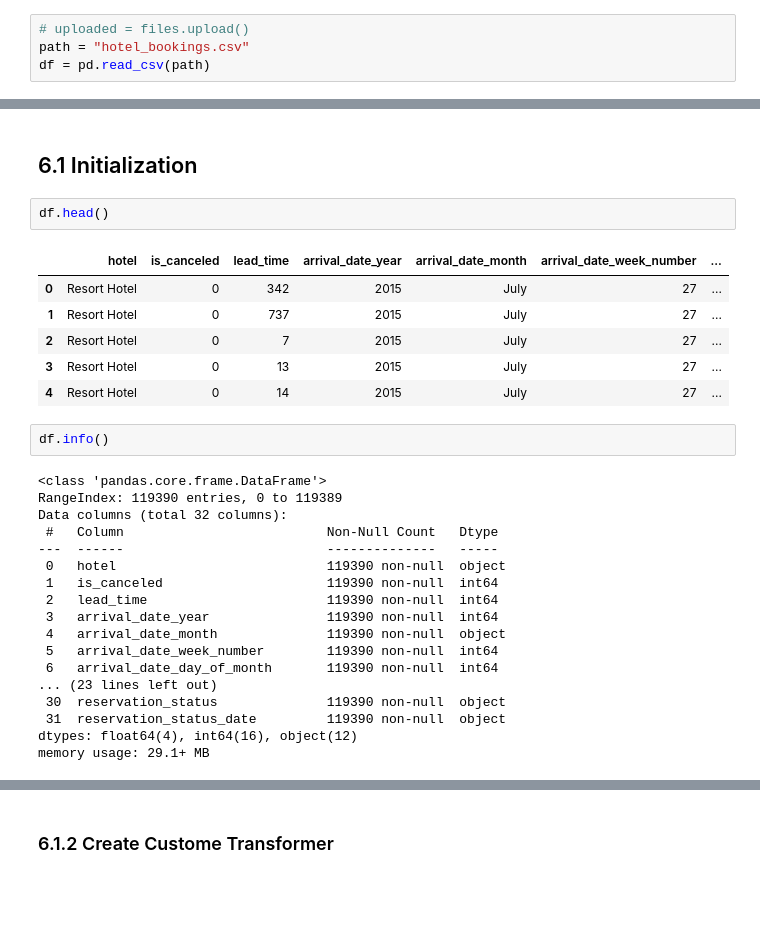
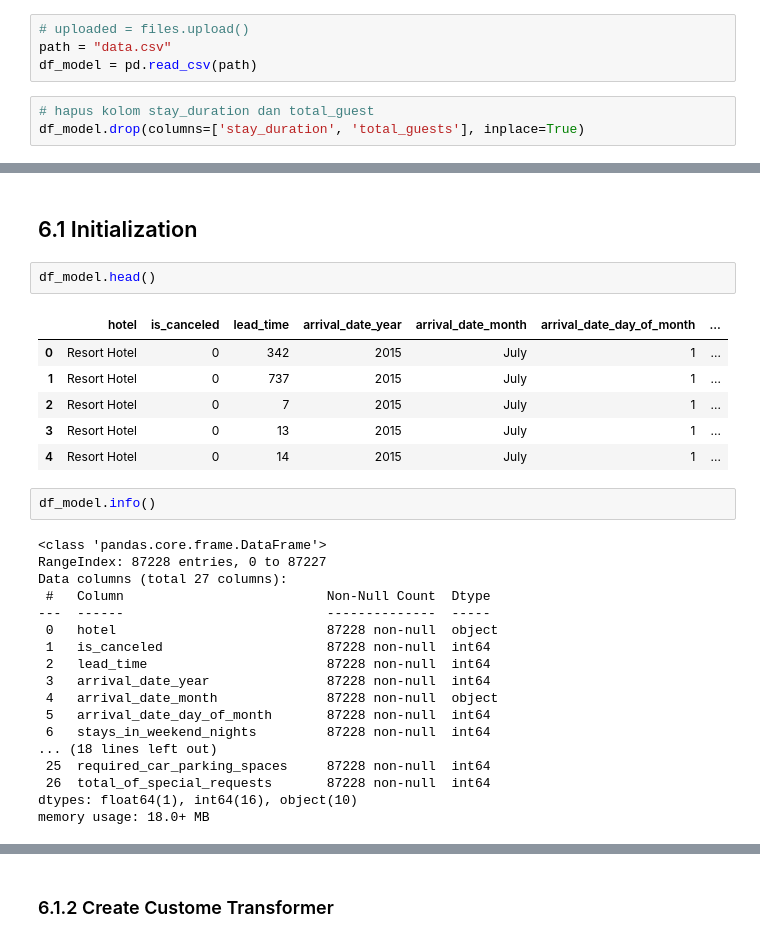
Before and after one commit to Lazymoo35/hotel-modelll, a Jupyter notebook: model_sections.ipynb, the cells around one changed output, grey strips where cells are left out. Saved outputs shown, nothing was run; the diff lists cells and outputs as text; blank space fills up the shorter version.

```diff
--- a/model_sections.ipynb
+++ b/model_sections.ipynb
@@ -48,7 +54,10 @@ if not sys.warnoptions:
 pd.set_option('display.max_columns', None)
 # %%
 # uploaded = files.upload()
-path = "hotel_bookings.csv"
-df = pd.read_csv(path)
+path = "data.csv"
+df_model = pd.read_csv(path)
+# %%
+# hapus kolom stay_duration dan total_guest
+df_model.drop(columns=['stay_duration', 'total_guests'], inplace=True)
 # %%
 # General table report
@@ -180,31 +98,31 @@ Processing column  32 / 32
 # %% [markdown]
 ## 6.1 Initialization
 # %%
-df.head()
+df_model.head()
 # %% [output]
-|  | hotel | is_canceled | lead_time | arrival_date_year | arrival_date_month | arrival_date_week_number | ... |
-| 0 | Resort Hotel | 0 | 342 | 2015 | July | 27 | ... |
-| 1 | Resort Hotel | 0 | 737 | 2015 | July | 27 | ... |
-| 2 | Resort Hotel | 0 | 7 | 2015 | July | 27 | ... |
-| 3 | Resort Hotel | 0 | 13 | 2015 | July | 27 | ... |
-| 4 | Resort Hotel | 0 | 14 | 2015 | July | 27 | ... |
+|  | hotel | is_canceled | lead_time | arrival_date_year | arrival_date_month | arrival_date_day_of_month | ... |
+| 0 | Resort Hotel | 0 | 342 | 2015 | July | 1 | ... |
+| 1 | Resort Hotel | 0 | 737 | 2015 | July | 1 | ... |
+| 2 | Resort Hotel | 0 | 7 | 2015 | July | 1 | ... |
+| 3 | Resort Hotel | 0 | 13 | 2015 | July | 1 | ... |
+| 4 | Resort Hotel | 0 | 14 | 2015 | July | 1 | ... |
 # %%
-df.info()
+df_model.info()
 # %% [output]
 <class 'pandas.core.frame.DataFrame'>
-RangeIndex: 119390 entries, 0 to 119389
-Data columns (total 32 columns):
- #   Column                          Non-Null Count   Dtype
----  ------                          --------------   -----
- 0   hotel                           119390 non-null  object
- 1   is_canceled                     119390 non-null  int64
- 2   lead_time                       119390 non-null  int64
- 3   arrival_date_year               119390 non-null  int64
- 4   arrival_date_month              119390 non-null  object
- 5   arrival_date_week_number        119390 non-null  int64
- 6   arrival_date_day_of_month       119390 non-null  int64
-... (23 lines left out)
- 30  reservation_status              119390 non-null  object
- 31  reservation_status_date         119390 non-null  object
-dtypes: float64(4), int64(16), object(12)
-memory usage: 29.1+ MB
+RangeIndex: 87228 entries, 0 to 87227
+Data columns (total 27 columns):
+ #   Column                          Non-Null Count  Dtype
+---  ------                          --------------  -----
+ 0   hotel                           87228 non-null  object
+ 1   is_canceled                     87228 non-null  int64
+ 2   lead_time                       87228 non-null  int64
+ 3   arrival_date_year               87228 non-null  int64
+ 4   arrival_date_month              87228 non-null  object
+ 5   arrival_date_day_of_month       87228 non-null  int64
+ 6   stays_in_weekend_nights         87228 non-null  int64
+... (18 lines left out)
+ 25  required_car_parking_spaces     87228 non-null  int64
+ 26  total_of_special_requests       87228 non-null  int64
+dtypes: float64(1), int64(16), object(10)
+memory usage: 18.0+ MB
```
Also changed, not shown: parts of 42 cells of this notebook, 1 other file.
